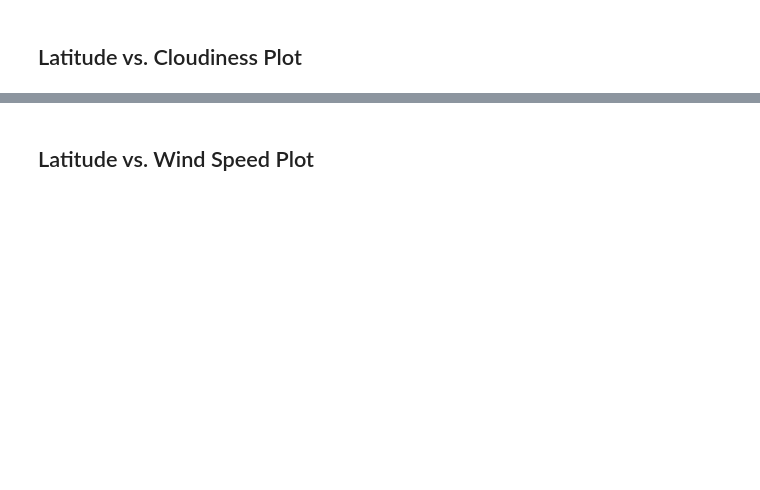
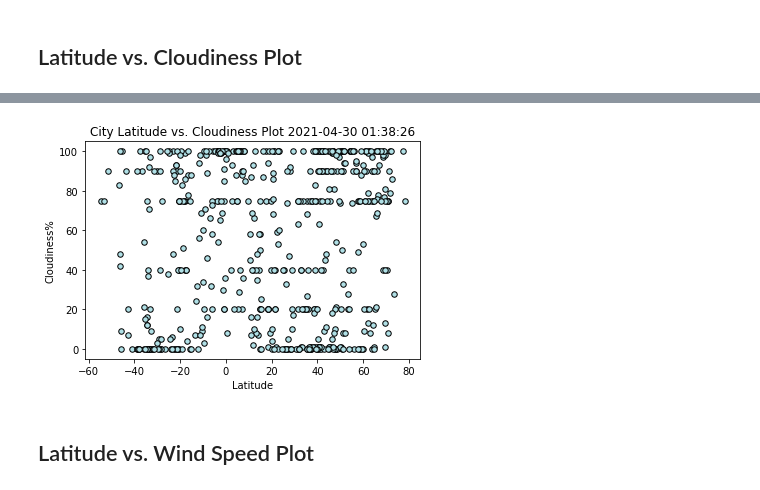
Before and after one commit to Sunny419-hub/python-api-challenge, a Jupyter notebook: WeatherPy/WeatherPy.ipynb, the cells around one changed output, grey strips where cells are left out. Cells and saved outputs as stored; diff of their text form; code cells hidden in the pictures; blank space fills up the shorter version.

```diff
--- a/WeatherPy/WeatherPy.ipynb
+++ b/WeatherPy/WeatherPy.ipynb
@@ -235,2 +235,17 @@ plt.show()
+# %%
+weather_latcl = pd.DataFrame(weather_dataf[['City','Lat','Cloudiness']])
+weather_latcl
+# Create a Scatter Plot for Latitude vs. Temperature
+x_values = weather_latcl['Lat']
+y_values = weather_latcl['Cloudiness']
+plt.title(f'City Latitude vs. Cloudiness Plot {datep}')
+plt.scatter(x_values,y_values,c="powderblue", s=30,marker="o",edgecolors='black');
+plt.xlabel('Latitude')
+plt.ylabel('Cloudiness%')
+# Save the figure
+plt.savefig('Latitudevs.Cloudiness.png')
+plt.show()
+# %% [output]
+[figure, added]
 # %% [markdown]
 ## Latitude vs. Wind Speed Plot
```
Also changed, not shown: parts of 22 cells of this notebook, 14 other files.
